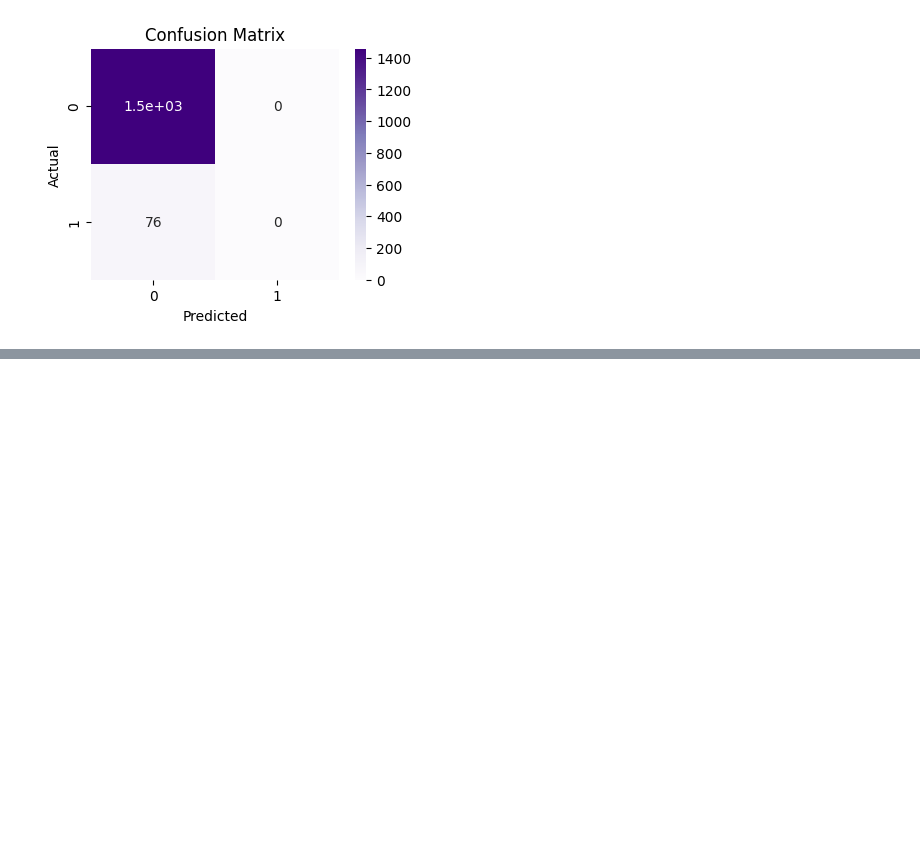
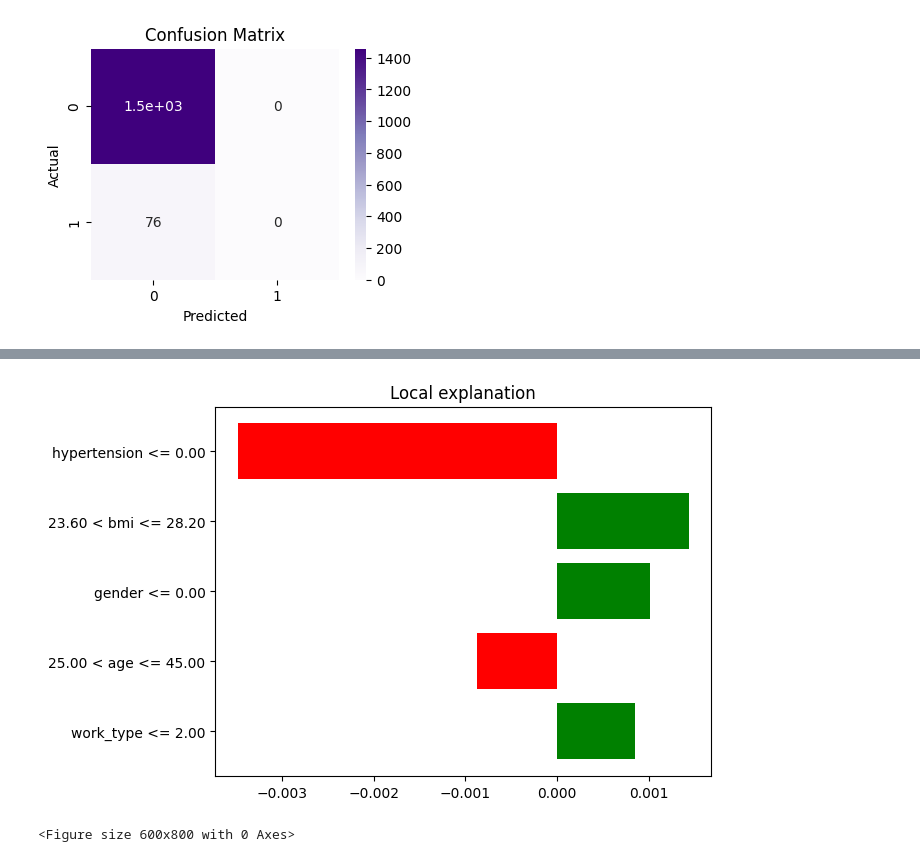
Before and after one commit to chalana-b/Stroke-Prediction, a Jupyter notebook: predictions.ipynb, the cells around one changed output, grey strips where cells are left out. Drawn from its saved outputs; the diff is of its cells as text; code cells hidden in the pictures; blank space fills up the shorter version.

Commit message:
Model Interpretation - LIME

```diff
--- a/predictions.ipynb
+++ b/predictions.ipynb
@@ -504,0 +510,9 @@ plt.show()
+# %%
+from sklearn.ensemble import RandomForestClassifier
+rf_classifier=RandomForestClassifier(n_estimators=300, criterion="gini")
+rf_classifier.fit(X_train,y_train)
+y_pred_rf = rf_classifier.predict(X_test)
+from sklearn.metrics import confusion_matrix,classification_report,accuracy_score
+print(confusion_matrix(y_test,y_pred_rf))
+print(accuracy_score(y_test,y_pred_rf))
+print(classification_report(y_test,y_pred_rf))
@@ -504,0 +531,16 @@ plt.show()
+# %%
+from lime.lime_tabular import LimeTabularExplainer
+
+explainer = LimeTabularExplainer(X_train.values,feature_names=X_train.columns.values.tolist(),class_names=['TYPE'],mode='regression')
+
+exp = explainer.explain_instance(X_train.values[1000], rf_classifier.predict,num_features=5)
+
+exp.as_pyplot_figure()
+from matplotlib import pyplot as plt
+
+plt.figure(figsize=(6,8))
+plt.tight_layout()
+plt.show()
+# %% [output]
+[figure, added]
+<Figure size 600x800 with 0 Axes>
```
Also changed, not shown: parts of 9 cells of this notebook.
